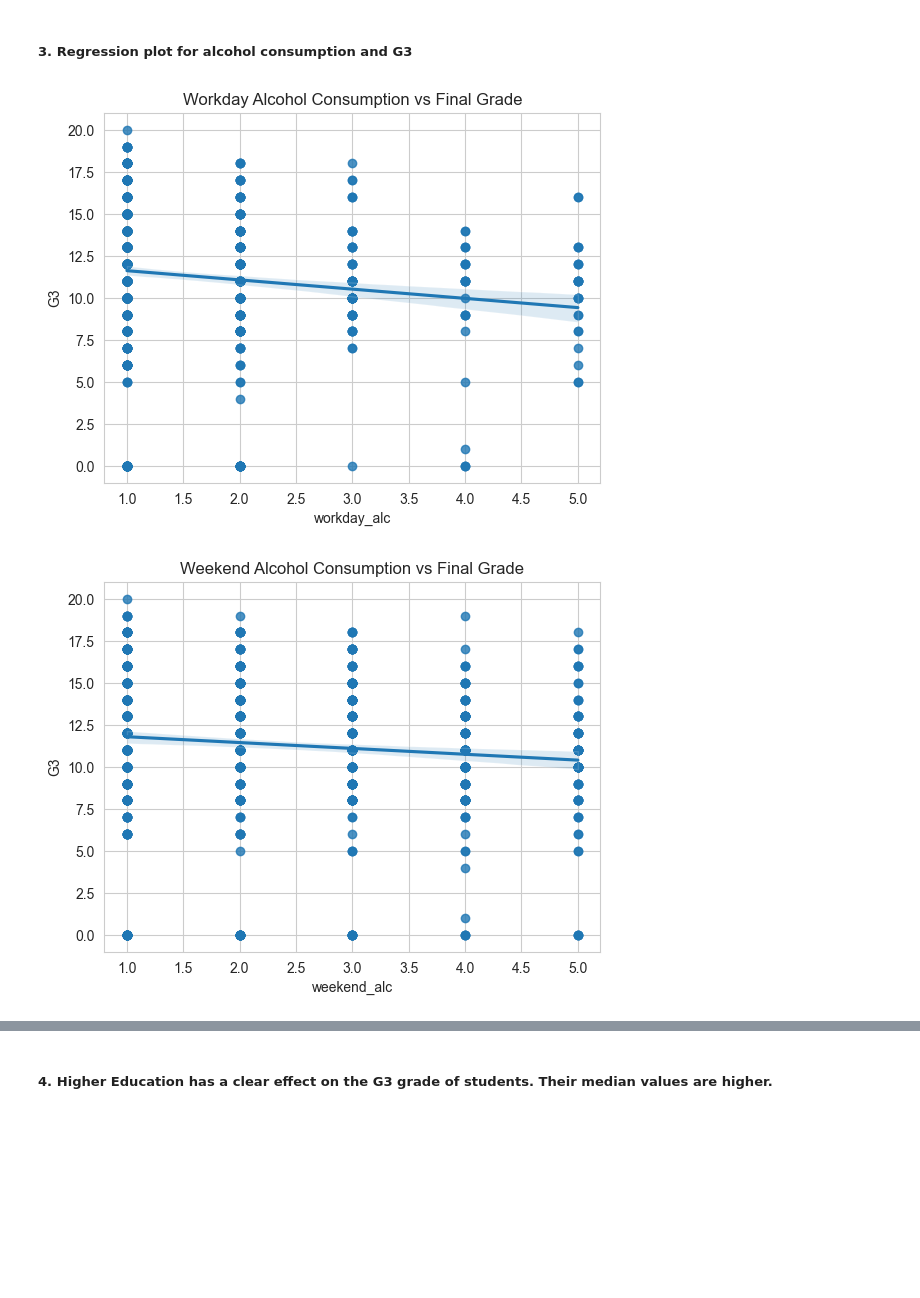
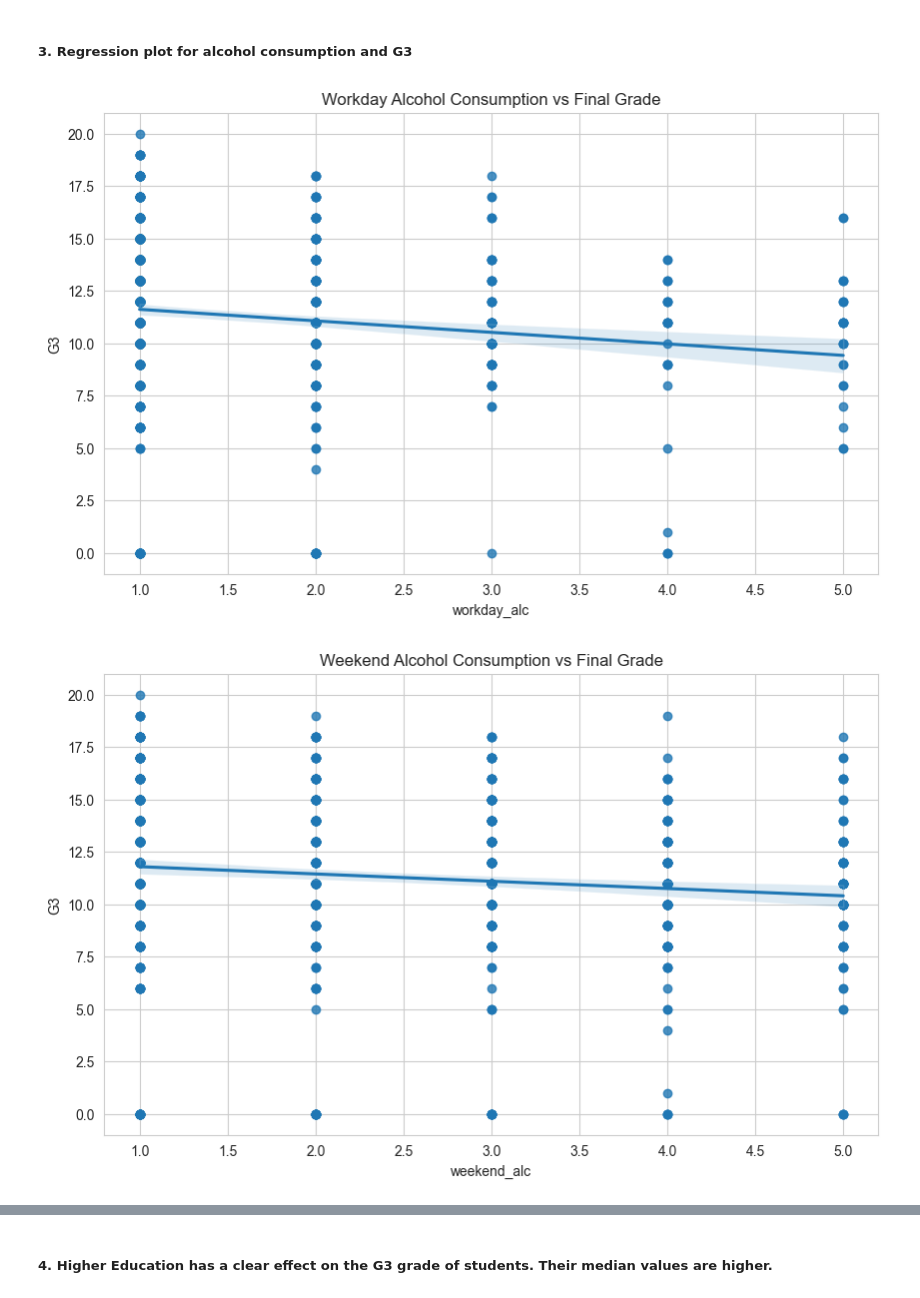
Before and after one commit to COGS108/Group088_WI24, a Jupyter notebook: EDACheckpoint_Group088_WI24.ipynb, the cells around one changed output, grey strips where cells are left out. Drawn from its saved outputs; the diff is of its cells as text; code cells hidden in the pictures; blank space fills up the shorter version.

```diff
--- a/EDACheckpoint_Group088_WI24.ipynb
+++ b/EDACheckpoint_Group088_WI24.ipynb
@@ -347,14 +354,16 @@ plt.show()
 # %% [markdown]
 ##### 3. Regression plot for alcohol consumption and G3
 # %%
+plt.figure(figsize=(10, 6))
 sns.regplot(data=df, x='workday_alc', y='G3')
 plt.title("Workday Alcohol Consumption vs Final Grade")
 plt.show()
 
+plt.figure(figsize=(10, 6))
 sns.regplot(data=df, x='weekend_alc', y='G3')
 plt.title("Weekend Alcohol Consumption vs Final Grade")
 plt.show()
 # %% [output]
-[figure, old version]
+[figure, new version]
-[figure, old version]
+[figure, new version]
 # %%
```
Also changed, not shown: parts of 8 cells of this notebook.
